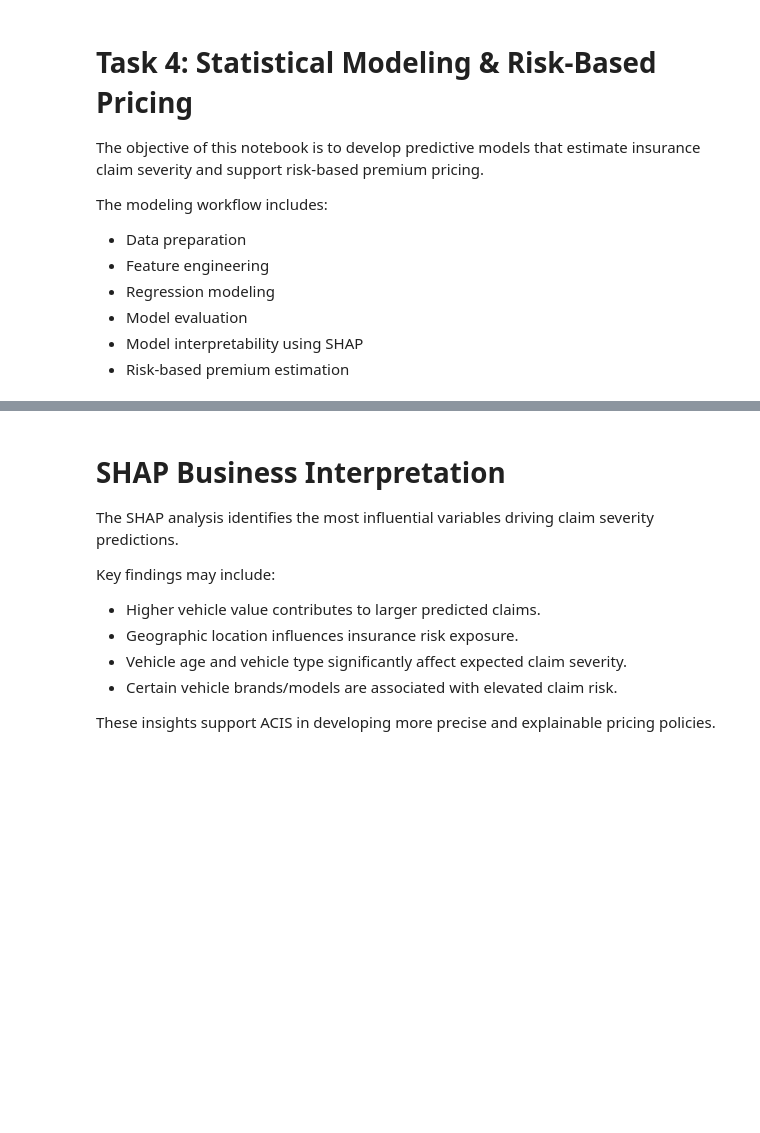
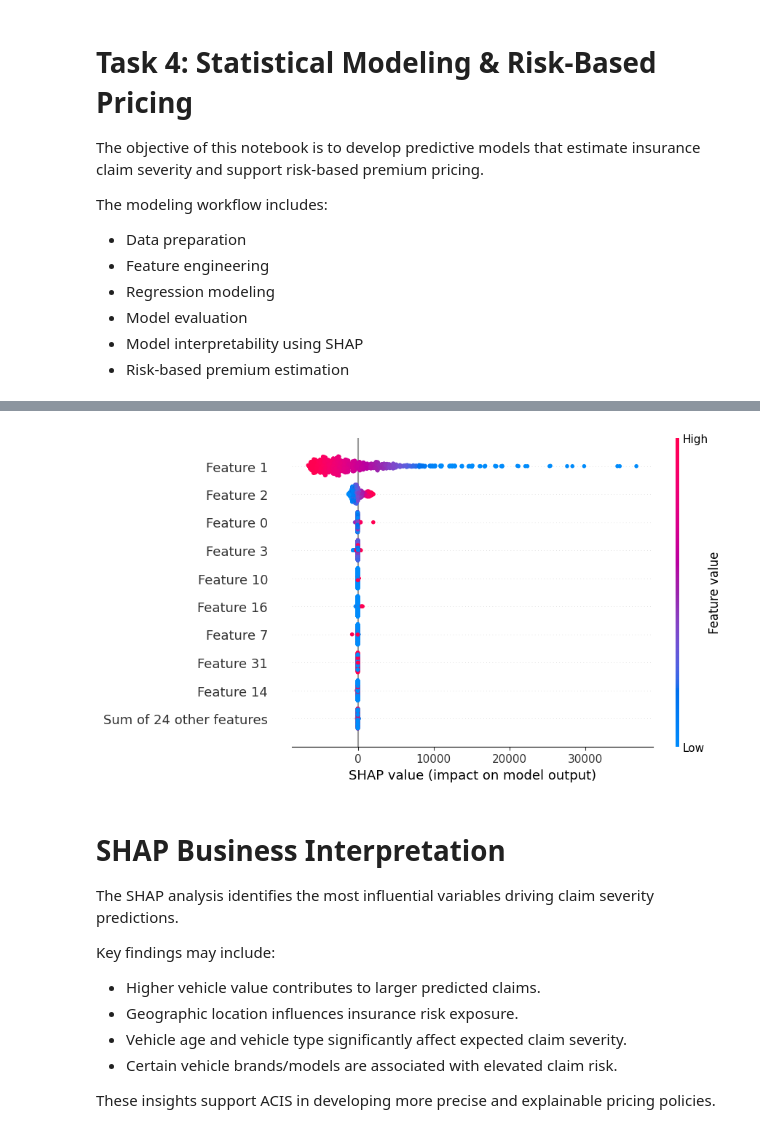
Before and after one commit to MariyaEA/insurance-risk-analytics, a Jupyter notebook: notebooks/03_modeling.ipynb, the cells around one changed output, grey strips where cells are left out. Saved outputs shown, nothing was run; the diff lists cells and outputs as text; code cells hidden in the pictures; blank space fills up the shorter version.

```diff
--- a/notebooks/03_modeling.ipynb
+++ b/notebooks/03_modeling.ipynb
@@ -209,20 +264,26 @@ print("Best Model:", best_model_name)
 # %%
 X_processed = preprocessor.fit_transform(X_train)
 
 xgb_only = XGBRegressor(
     n_estimators=100,
     learning_rate=0.1,
     max_depth=6,
     random_state=42
 )
 
 xgb_only.fit(X_processed, y_train)
 
 explainer = shap.Explainer(xgb_only)
 
 shap_values = explainer(X_processed[:1000])
 
-shap.plots.beeswarm(shap_values)
+shap.plots.beeswarm(shap_values, show=False)
+
+plt.savefig("../assets/shap_summary.png", bbox_inches="tight")
+
+plt.show()
+# %% [output]
+[figure, added]
 # %% [markdown]
 # SHAP Business Interpretation
 
```
Also changed, not shown: parts of 11 cells of this notebook, 6 other files.
